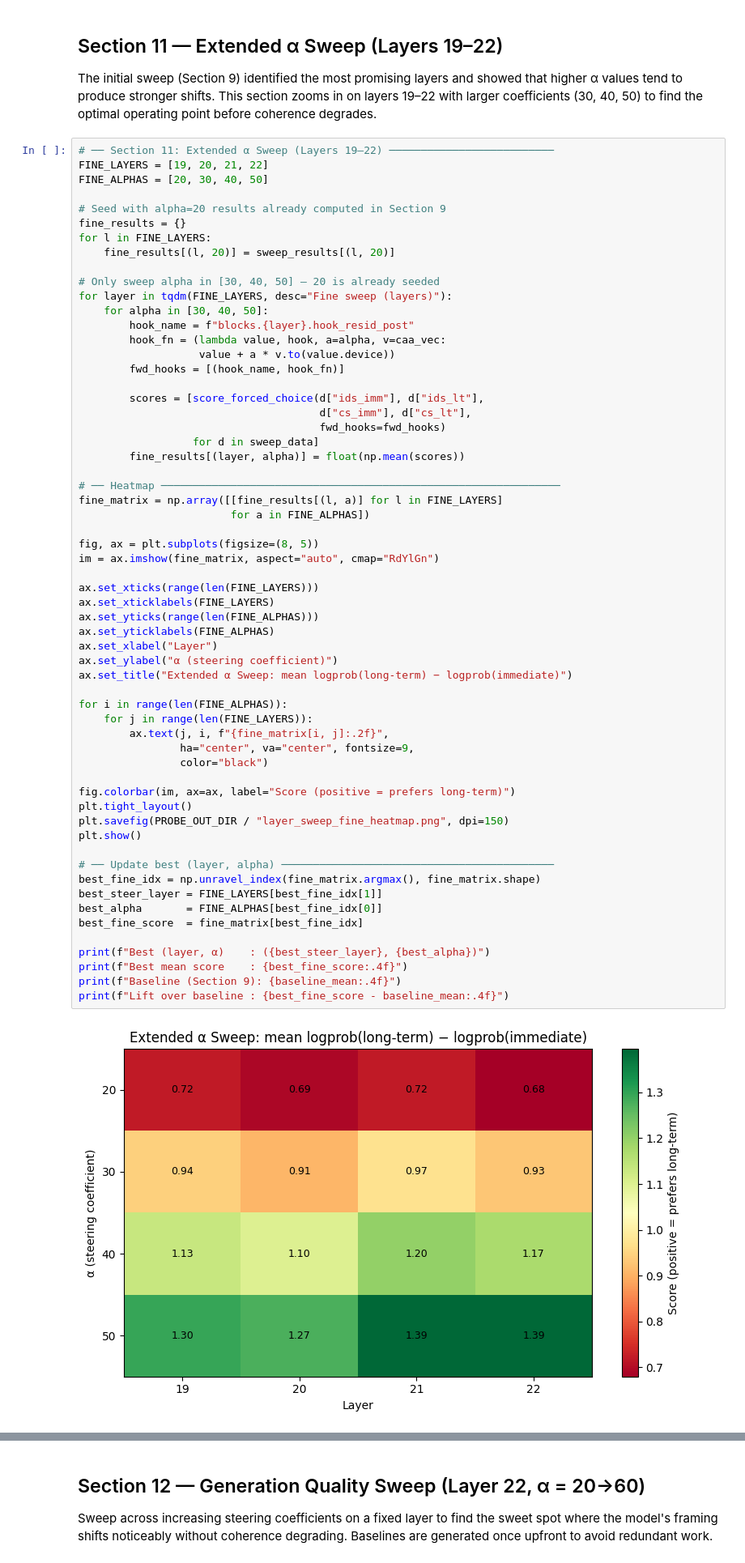
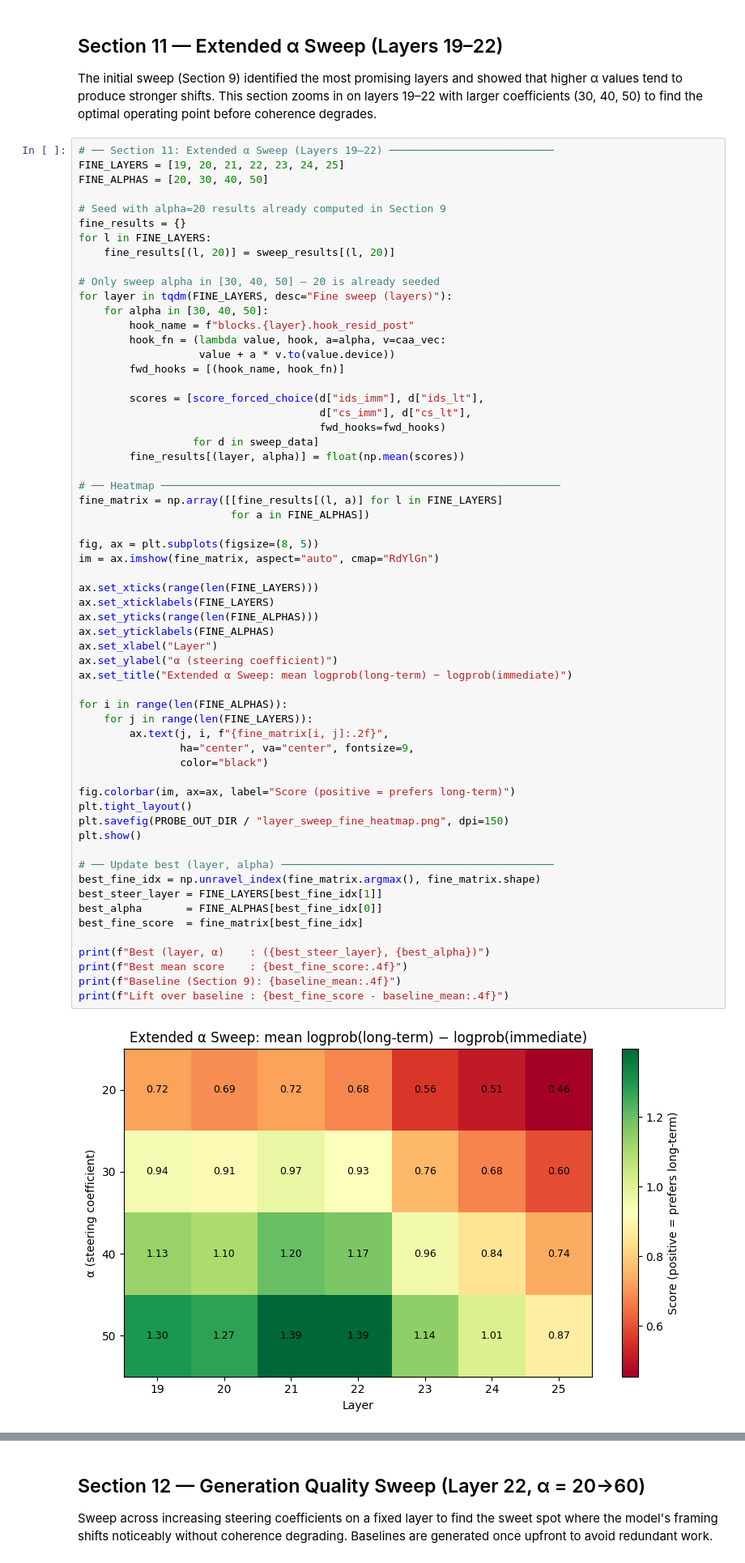
Before and after one commit to Avi161/temporal-awareness, a Jupyter notebook: notebooks/08_steering_from_scratch.ipynb, the cells around one changed output, grey strips where cells are left out. Shown at 81% size. Drawn from its saved outputs; the diff is of its cells as text.

```diff
--- a/notebooks/08_steering_from_scratch.ipynb
+++ b/notebooks/08_steering_from_scratch.ipynb
@@ -877,7 +974,7 @@ layers 19–22 with larger coefficients (30, 40, 50) to find the optimal operati
 point before coherence degrades.
 # %%
 # ── Section 11: Extended α Sweep (Layers 19–22) ──────────────────────────
-FINE_LAYERS = [19, 20, 21, 22]
+FINE_LAYERS = [19, 20, 21, 22, 23, 24, 25]
 FINE_ALPHAS = [20, 30, 40, 50]
 
 # Seed with alpha=20 results already computed in Section 9
@@ -909,34 +1006,34 @@ im = ax.imshow(fine_matrix, aspect="auto", cmap="RdYlGn")
 ax.set_xticks(range(len(FINE_LAYERS)))
 ax.set_xticklabels(FINE_LAYERS)
 ax.set_yticks(range(len(FINE_ALPHAS)))
 ax.set_yticklabels(FINE_ALPHAS)
 ax.set_xlabel("Layer")
 ax.set_ylabel("α (steering coefficient)")
 ax.set_title("Extended α Sweep: mean logprob(long-term) − logprob(immediate)")
 
 for i in range(len(FINE_ALPHAS)):
     for j in range(len(FINE_LAYERS)):
         ax.text(j, i, f"{fine_matrix[i, j]:.2f}",
                 ha="center", va="center", fontsize=9,
                 color="black")
 
 fig.colorbar(im, ax=ax, label="Score (positive = prefers long-term)")
 plt.tight_layout()
 plt.savefig(PROBE_OUT_DIR / "layer_sweep_fine_heatmap.png", dpi=150)
 plt.show()
 
 # ── Update best (layer, alpha) ───────────────────────────────────────────
 best_fine_idx = np.unravel_index(fine_matrix.argmax(), fine_matrix.shape)
 best_steer_layer = FINE_LAYERS[best_fine_idx[1]]
 best_alpha       = FINE_ALPHAS[best_fine_idx[0]]
 best_fine_score  = fine_matrix[best_fine_idx]
 
 print(f"Best (layer, α)    : ({best_steer_layer}, {best_alpha})")
 print(f"Best mean score    : {best_fine_score:.4f}")
 print(f"Baseline (Section 9): {baseline_mean:.4f}")
 print(f"Lift over baseline : {best_fine_score - baseline_mean:.4f}")
 # %% [output]
-[figure, old version]
+[figure, new version]
 Best (layer, α)    : (22, 50)
 Best mean score    : 1.3944
 Baseline (Section 9): 0.1724
```
Also changed, not shown: parts of 10 cells of this notebook.
